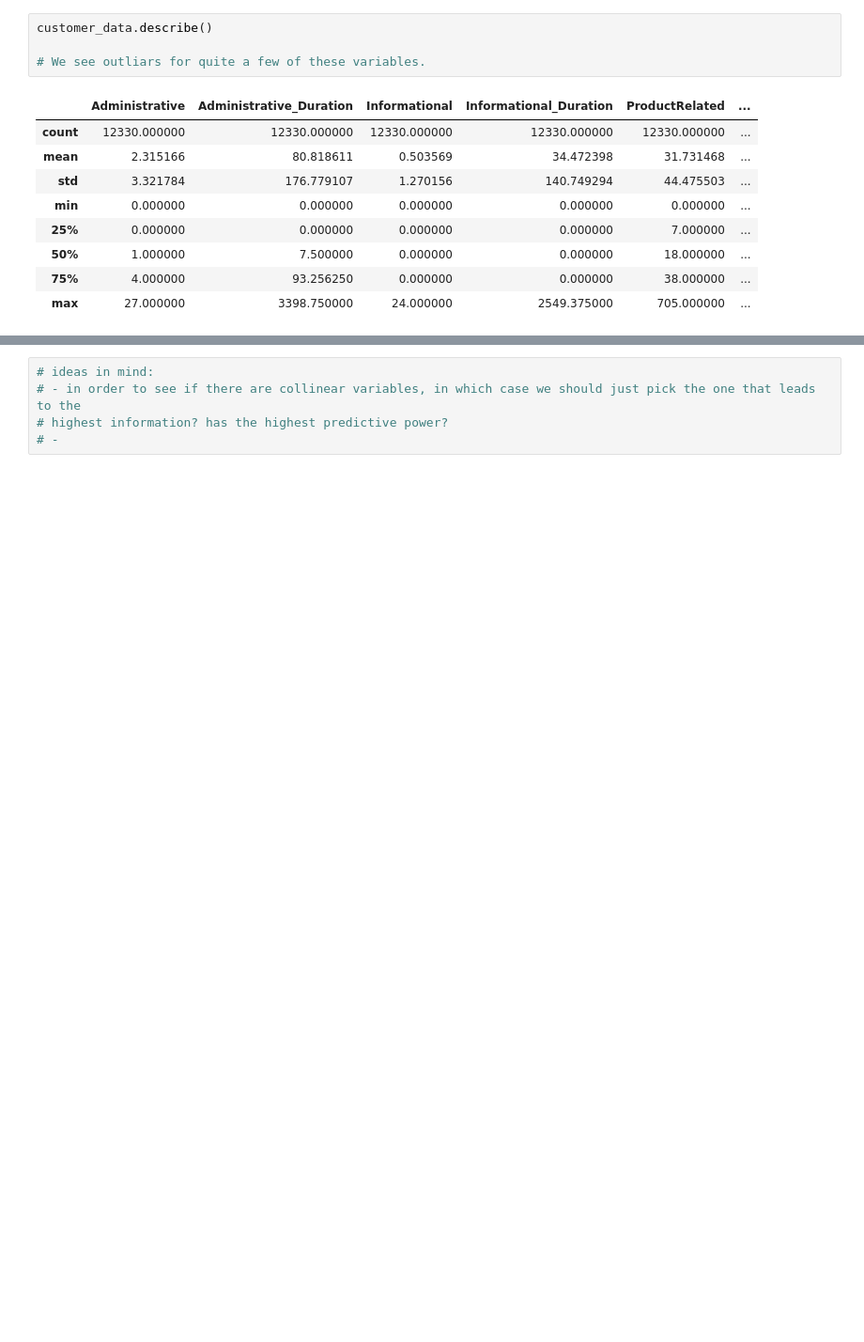
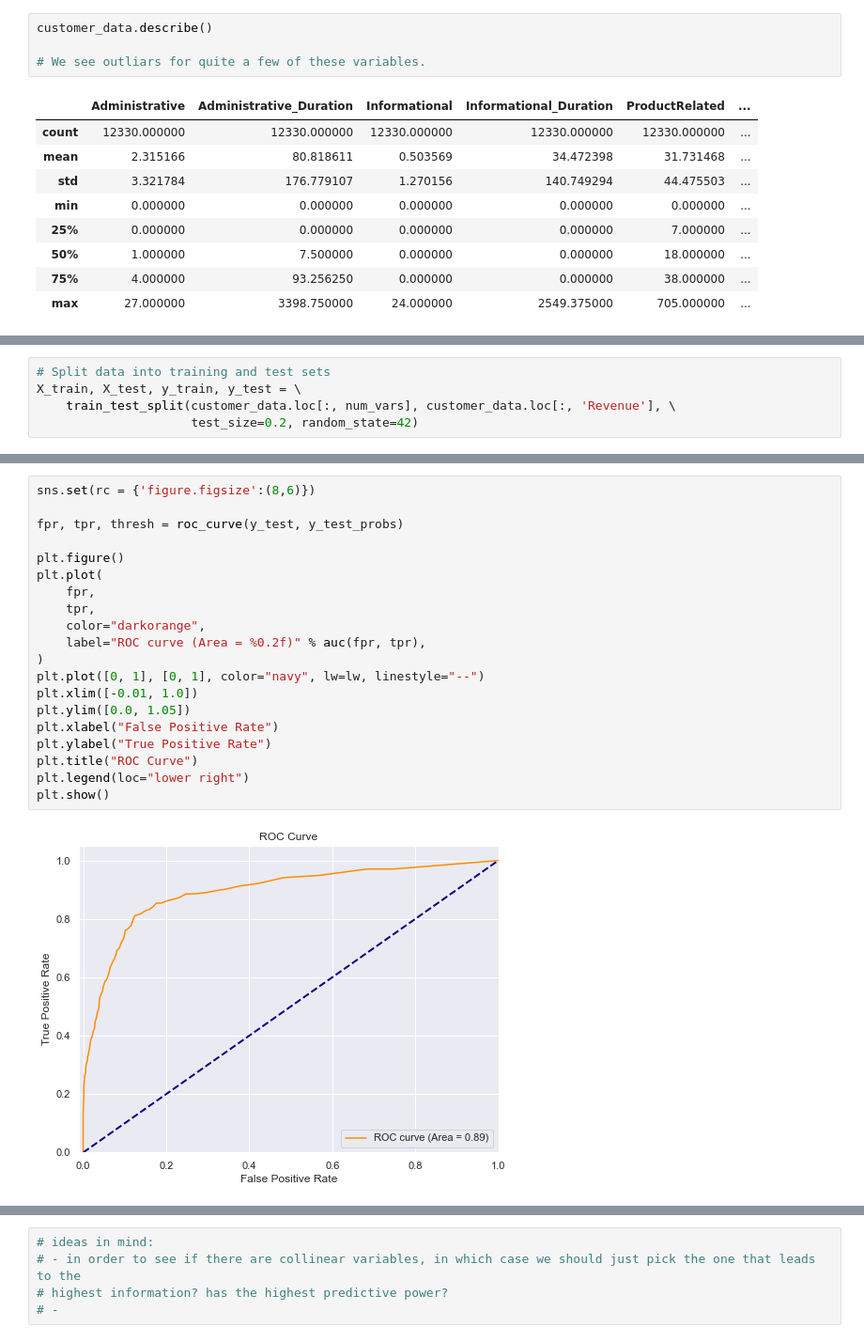
Before and after one commit to chow-vincent/aicadium-ml-project, a Jupyter notebook: aicadium-ml-project.ipynb, the cells around one changed output, grey strips where cells are left out. Shown at 94% size. Drawn from its saved outputs; the diff is of its cells as text; blank space fills up the shorter version.

```diff
--- a/aicadium-ml-project.ipynb
+++ b/aicadium-ml-project.ipynb
@@ -98 +110,6 @@ for (i, var) in enumerate(customer_data[cat_vars]):
+# %%
+# Split data into training and test sets
+X_train, X_test, y_train, y_test = \
+    train_test_split(customer_data.loc[:, num_vars], customer_data.loc[:, 'Revenue'], \
+                     test_size=0.2, random_state=42)
 # %%
@@ -107,0 +124,22 @@ array([[10422,     0],
+# %%
+sns.set(rc = {'figure.figsize':(8,6)})
+
+fpr, tpr, thresh = roc_curve(y_test, y_test_probs)
+
+plt.figure()
+plt.plot(
+    fpr,
+    tpr,
+    color="darkorange",
+    label="ROC curve (Area = %0.2f)" % auc(fpr, tpr),
+)
+plt.plot([0, 1], [0, 1], color="navy", lw=lw, linestyle="--")
+plt.xlim([-0.01, 1.0])
+plt.ylim([0.0, 1.05])
+plt.xlabel("False Positive Rate")
+plt.ylabel("True Positive Rate")
+plt.title("ROC Curve")
+plt.legend(loc="lower right")
+plt.show()
+# %% [output]
+[figure, added]
```
Also changed, not shown: parts of 12 cells of this notebook.
